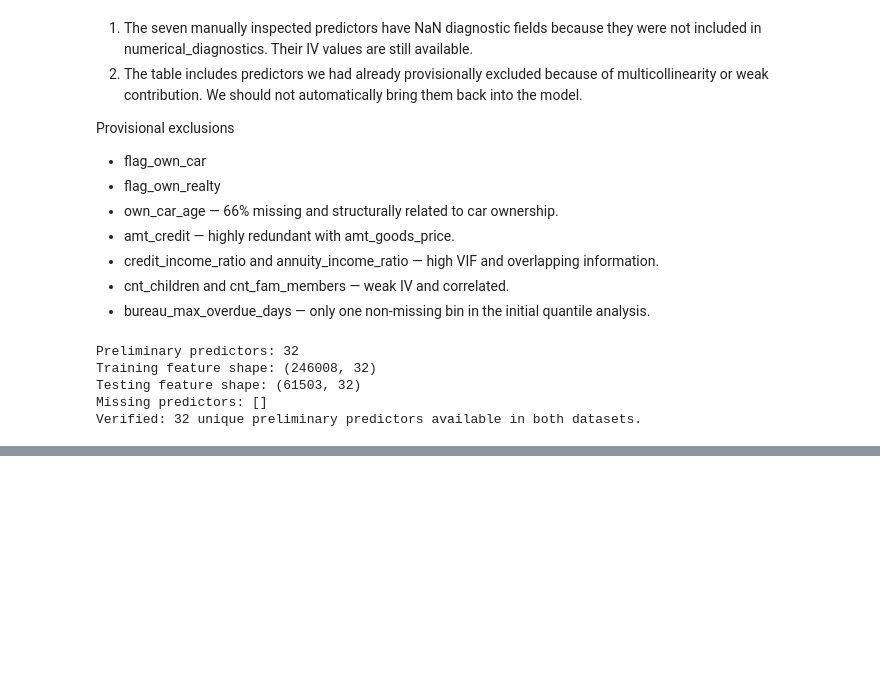
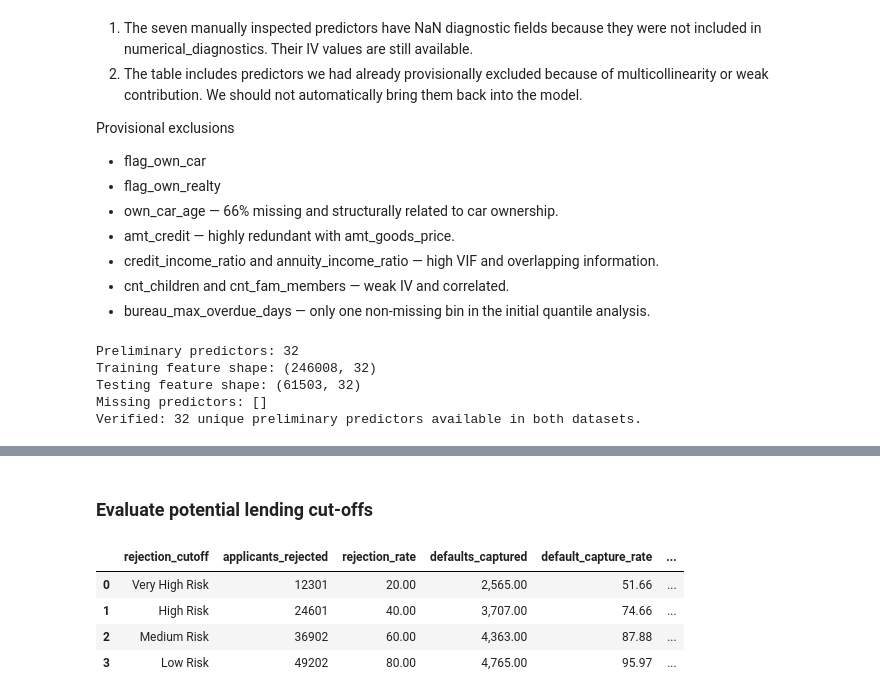
Before and after one commit to motebrian/MSME-LENDING-PORTFOLIO-PROJECT, a Jupyter notebook: 06_woe_iv_analysis.ipynb, the cells around one changed output, grey strips where cells are left out. Drawn from its saved outputs; the diff is of its cells as text; code cells hidden in the pictures; blank space fills up the shorter version.

```diff
--- a/06_woe_iv_analysis.ipynb
+++ b/06_woe_iv_analysis.ipynb
@@ -2528,0 +3618,46 @@ Verified: 32 unique preliminary predictors available in both datasets.
+# %% [markdown]
+### Evaluate potential lending cut-offs
+# %%
+# Evaluate cumulative rejection strategies
+bands = [
+    "Very High Risk",
+    "High Risk",
+    "Medium Risk",
+    "Low Risk",
+    "Very Low Risk"
+]
+
+total_applicants = len(scorecard_results)
+total_defaults = scorecard_results["actual_default"].sum()
+
+cutoff_results = []
+
+for band in bands[:-1]:
+
+    rejected = scorecard_results[
+        scorecard_results["score_band"].isin(
+            bands[:bands.index(band) + 1]
+        )
+    ]
+
+    cutoff_results.append({
+        "rejection_cutoff": band,
+        "applicants_rejected": len(rejected),
+        "rejection_rate": len(rejected) / total_applicants * 100,
+        "defaults_captured": rejected["actual_default"].sum(),
+        "default_capture_rate": (
+            rejected["actual_default"].sum()
+            / total_defaults * 100
+        ),
+        "remaining_applicants": total_applicants - len(rejected)
+    })
+
+cutoff_analysis = pd.DataFrame(cutoff_results)
+
+cutoff_analysis.round(2)
+# %% [output]
+|  | rejection_cutoff | applicants_rejected | rejection_rate | defaults_captured | default_capture_rate | ... |
+| 0 | Very High Risk | 12301 | 20.00 | 2,565.00 | 51.66 | ... |
+| 1 | High Risk | 24601 | 40.00 | 3,707.00 | 74.66 | ... |
+| 2 | Medium Risk | 36902 | 60.00 | 4,363.00 | 87.88 | ... |
+| 3 | Low Risk | 49202 | 80.00 | 4,765.00 | 95.97 | ... |
```
Also changed, not shown: parts of 56 cells of this notebook.
